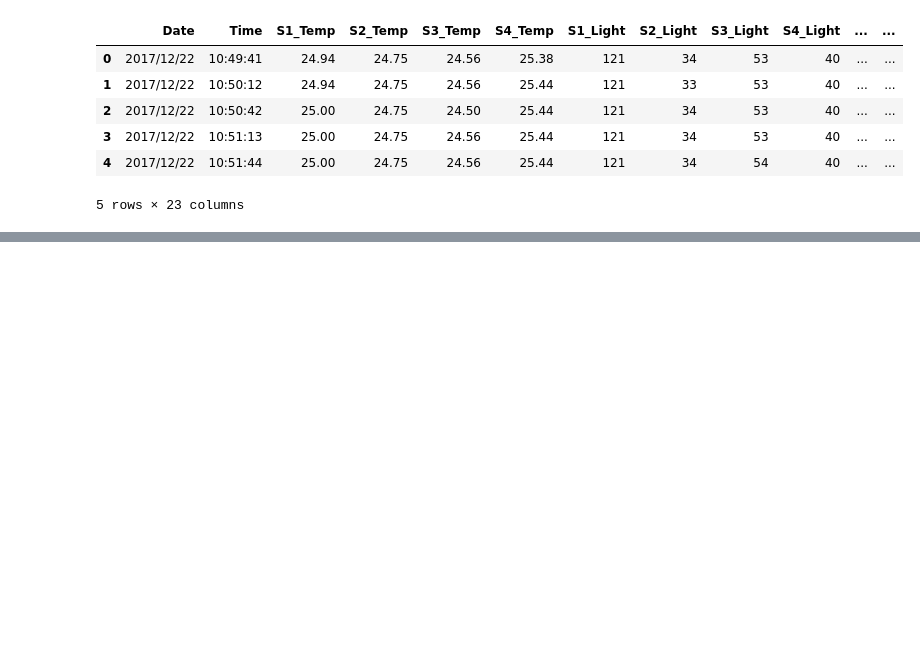
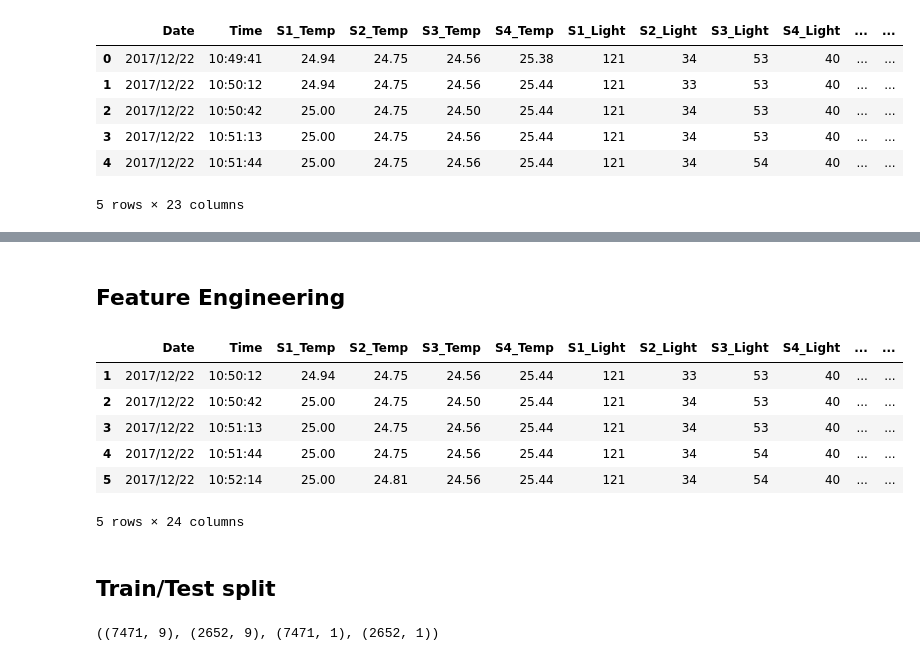
Before and after one commit to apmalinsky/AAI-530-IoT-FinalProject, a Jupyter notebook: notebooks/continuous-pred.ipynb, the cells around one changed output, grey strips where cells are left out. Drawn from its saved outputs; the diff is of its cells as text; code cells hidden in the pictures; blank space fills up the shorter version.

```diff
--- a/notebooks/continuous-pred.ipynb
+++ b/notebooks/continuous-pred.ipynb
@@ -14,0 +46,48 @@ ro_data.head()
+# %% [markdown]
+## Feature Engineering
+# %%
+# Setting predictive horizon to 5 steps ahead
+ph = 5
+
+# Setting up a column with future occupancy count for convenience
+ro_data['Room_Occupancy_Future_{}'.format(ph)] = ro_data['Room_Occupancy_Count'].shift(-ph)
+
+# Shifting creates some rows with NaN values, so dropping those
+ro_data.dropna(inplace=True)
+
+ro_data.head()
+# %% [output]
+|  | Date | Time | S1_Temp | S2_Temp | S3_Temp | S4_Temp | S1_Light | S2_Light | S3_Light | S4_Light | ... | ... |
+| 1 | 2017/12/22 | 10:50:12 | 24.94 | 24.75 | 24.56 | 25.44 | 121 | 33 | 53 | 40 | ... | ... |
+| 2 | 2017/12/22 | 10:50:42 | 25.00 | 24.75 | 24.50 | 25.44 | 121 | 34 | 53 | 40 | ... | ... |
+| 3 | 2017/12/22 | 10:51:13 | 25.00 | 24.75 | 24.56 | 25.44 | 121 | 34 | 53 | 40 | ... | ... |
+| 4 | 2017/12/22 | 10:51:44 | 25.00 | 24.75 | 24.56 | 25.44 | 121 | 34 | 54 | 40 | ... | ... |
+| 5 | 2017/12/22 | 10:52:14 | 25.00 | 24.81 | 24.56 | 25.44 | 121 | 34 | 54 | 40 | ... | ... |
+5 rows × 24 columns
+# %% [markdown]
+## Train/Test split
+# %%
+# Using the second half of group 1 as testing data because it has a good distribution of occupancy counts
+group_1_data = ro_data[ro_data['group'] == 1]
+split_index = len(group_1_data) // 2  # Midpoint of group 1
+
+# Define training and testing sets
+test_data = group_1_data.iloc[split_index:]  # Second half of group 1 as test set
+train_data = ro_data[~ro_data.index.isin(test_data.index)]  # All other data as training set
+
+# Features selected based on correlation analysis in eda-data-clean.ipynb notebook
+features = ['S1_Light', 'S1_Sound', 'S2_Sound', 'S3_Sound', 'S4_Sound',
+            'S5_CO2', 'S5_CO2_Slope', 'S6_PIR', 'S7_PIR']
+target = 'Room_Occupancy_Future_5'
+
+X_train, y_train = train_data[features], train_data[target]
+X_test, y_test = test_data[features], test_data[target]
+
+# Reshape target variable to match LSTM output requirements
+y_train = y_train.values.reshape(-1, 1)
+y_test = y_test.values.reshape(-1, 1)
+
+# Display the new training and test set sizes
+X_train.shape, X_test.shape, y_train.shape, y_test.shape
+# %% [output]
+((7471, 9), (2652, 9), (7471, 1), (2652, 1))
```
Also changed, not shown: parts of 7 cells of this notebook.
